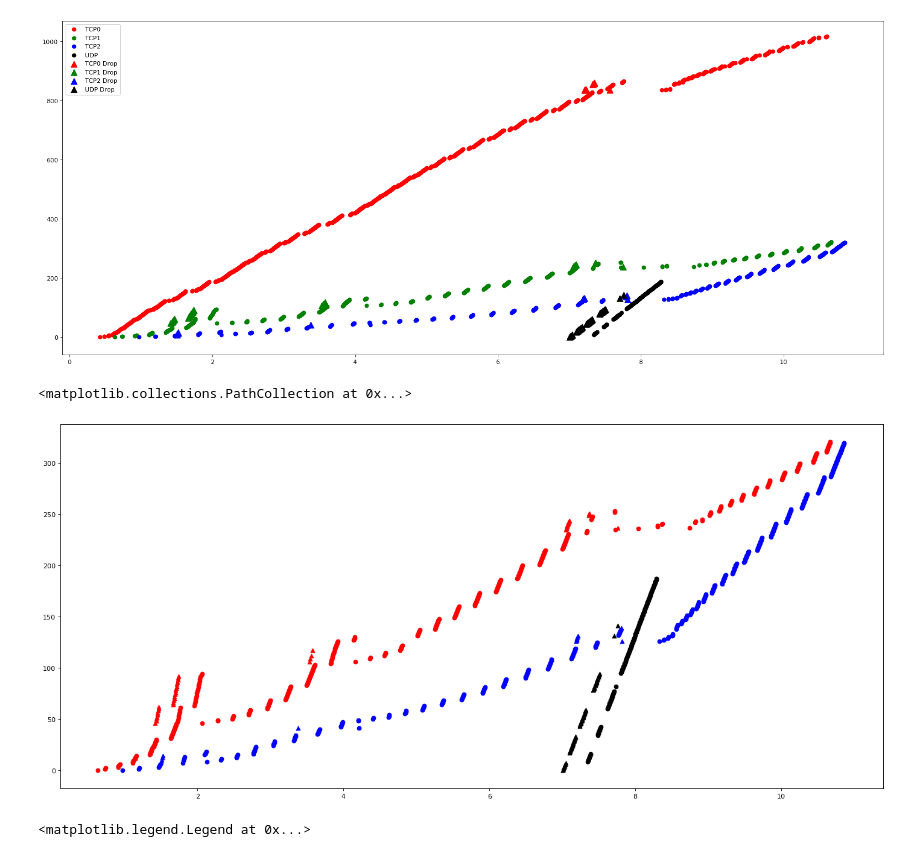
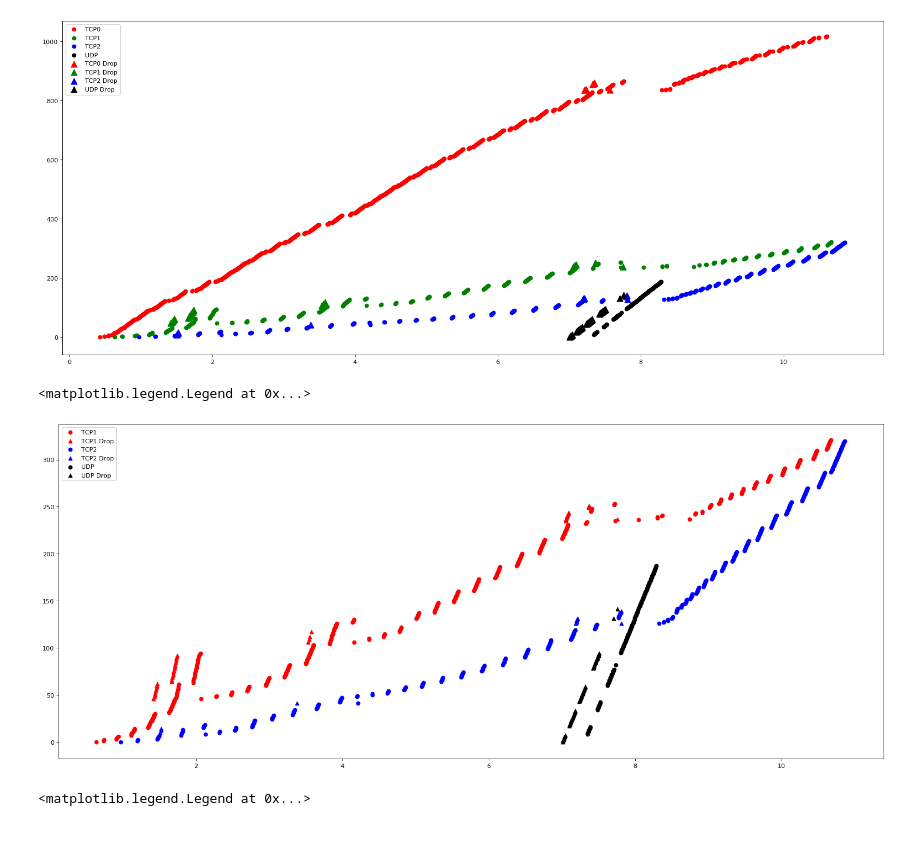
Before and after one commit to vietanhtran2710/network-performance-evaluation, a Jupyter notebook: data.ipynb, the cells around one changed output. Saved outputs shown, nothing was run; the diff lists cells and outputs as text; code cells hidden in the pictures.

```diff
--- a/data.ipynb
+++ b/data.ipynb
@@ -1,5 +1,5 @@
 # %%
-with open("out.tf", "r") as f:
+with open("out.tr", "r") as f:
     data = f.readlines()
 # %%
 EVENT, TIME, FROM_NODE, TO_NODE, PACKET_TYPE, PACKET_SIZE, FLAGS, FID, SOURCE_ADDRESS, DST_ADDRESS, SEQ_NUM, PKT_ID = [i for i in range(12)]
@@ -112,16 +112,17 @@ plt.legend()
 <matplotlib.legend.Legend at 0x...>
 [figure]
 # %%
-fig, ax = plt.subplots(figsize=(22, 10), dpi=80)
+fig, ax = plt.subplots(figsize=(24, 10), dpi=80)
 plt.scatter([float(item[TIME]) for item in tcp1r], [int(item[SEQ_NUM]) for item in tcp1r], c='red', label='TCP1')
 plt.scatter([float(item[TIME]) for item in drop1], [int(item[SEQ_NUM]) for item in drop1], marker='^', c='red', label='TCP1 Drop')
 plt.scatter([float(item[TIME]) for item in tcp2r], [int(item[SEQ_NUM]) for item in tcp2r], c='blue', label='TCP2')
 plt.scatter([float(item[TIME]) for item in drop2], [int(item[SEQ_NUM]) for item in drop2], marker='^', c='blue', label='TCP2 Drop')
 plt.scatter([float(item[TIME]) for item in udpR], [int(item[SEQ_NUM]) for item in udpR], c='black', label='UDP')
 plt.scatter([float(item[TIME]) for item in dropUDP], [int(item[SEQ_NUM]) for item in dropUDP], marker='^', c='black', label='UDP Drop')
+plt.legend()
 # %% [output]
-<matplotlib.collections.PathCollection at 0x...>
+<matplotlib.legend.Legend at 0x...>
-[figure, old version]
+[figure, new version]
 # %%
 fig, ax = plt.subplots(figsize=(24, 10), dpi=80)
 plt.scatter([float(item[TIME]) for item in tcp0r], [1 for item in tcp0r], c='red', label='TCP0')
```
Also changed, not shown: parts of 1 cell of this notebook, 3 other files.
